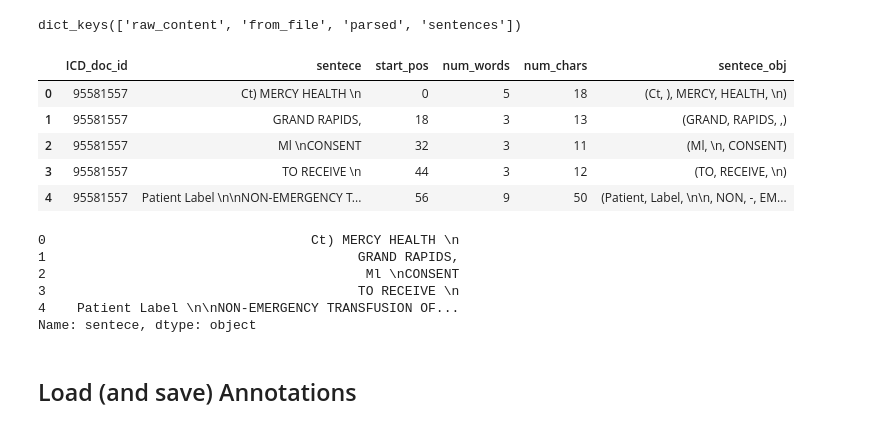
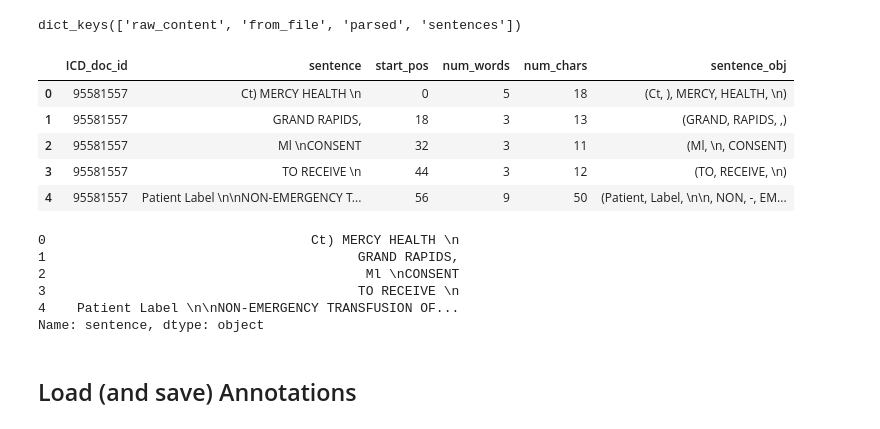
Before and after one commit to CooperStansbury/annotation_tools, a Jupyter notebook: notebooks/align_annotations.ipynb, the cells around one changed output. Saved outputs shown, nothing was run; the diff lists cells and outputs as text; code cells hidden in the pictures.

```diff
--- a/notebooks/align_annotations.ipynb
+++ b/notebooks/align_annotations.ipynb
@@ -90,40 +91,40 @@ dict_keys(['raw_content', 'from_file', 'parsed', 'sentences'])
 # %%
 """
 I'll build a reference data frame with all sentences
 """
 new_rows = []
 
 for ICD_id, content in d_map.items():
     for sent in content['sentences']:
 
         row = {
             'ICD_doc_id':str(ICD_id),
-            'sentece': sent.text,
+            'sentence': sent.text,
             'start_pos':sent.start_char,
             'num_words':len(sent),
             'num_chars':len(sent.text),
-            'sentece_obj': sent,
+            'sentence_obj': sent,
         }
         new_rows.append(row)
 
 ref = pd.DataFrame(new_rows)
 ref.head()
 # %% [output]
-|  | ICD_doc_id | sentece | start_pos | num_words | num_chars | sentece_obj |
+|  | ICD_doc_id | sentence | start_pos | num_words | num_chars | sentence_obj |
 | 0 | 95581557 | Ct) MERCY HEALTH \n | 0 | 5 | 18 | (Ct, ), MERCY, HEALTH, \n) |
 | 1 | 95581557 | GRAND RAPIDS, | 18 | 3 | 13 | (GRAND, RAPIDS, ,) |
 | 2 | 95581557 | Ml \nCONSENT | 32 | 3 | 11 | (Ml, \n, CONSENT) |
 | 3 | 95581557 | TO RECEIVE \n | 44 | 3 | 12 | (TO, RECEIVE, \n) |
 | 4 | 95581557 | Patient Label \n\nNON-EMERGENCY T... | 56 | 9 | 50 | (Patient, Label, \n\n, NON, -, EM... |
 # %%
-ref['sentece'].head()
+ref['sentence'].head()
 # %% [output]
 0                                  Ct) MERCY HEALTH \n
 1                                        GRAND RAPIDS,
 2                                         Ml \nCONSENT
 3                                        TO RECEIVE \n
 4    Patient Label \n\nNON-EMERGENCY TRANSFUSION OF...
-Name: sentece, dtype: object
+Name: sentence, dtype: object
 # %%
 """
 save the reference
```
Also changed, not shown: parts of 20 cells of this notebook, 1 other file.
